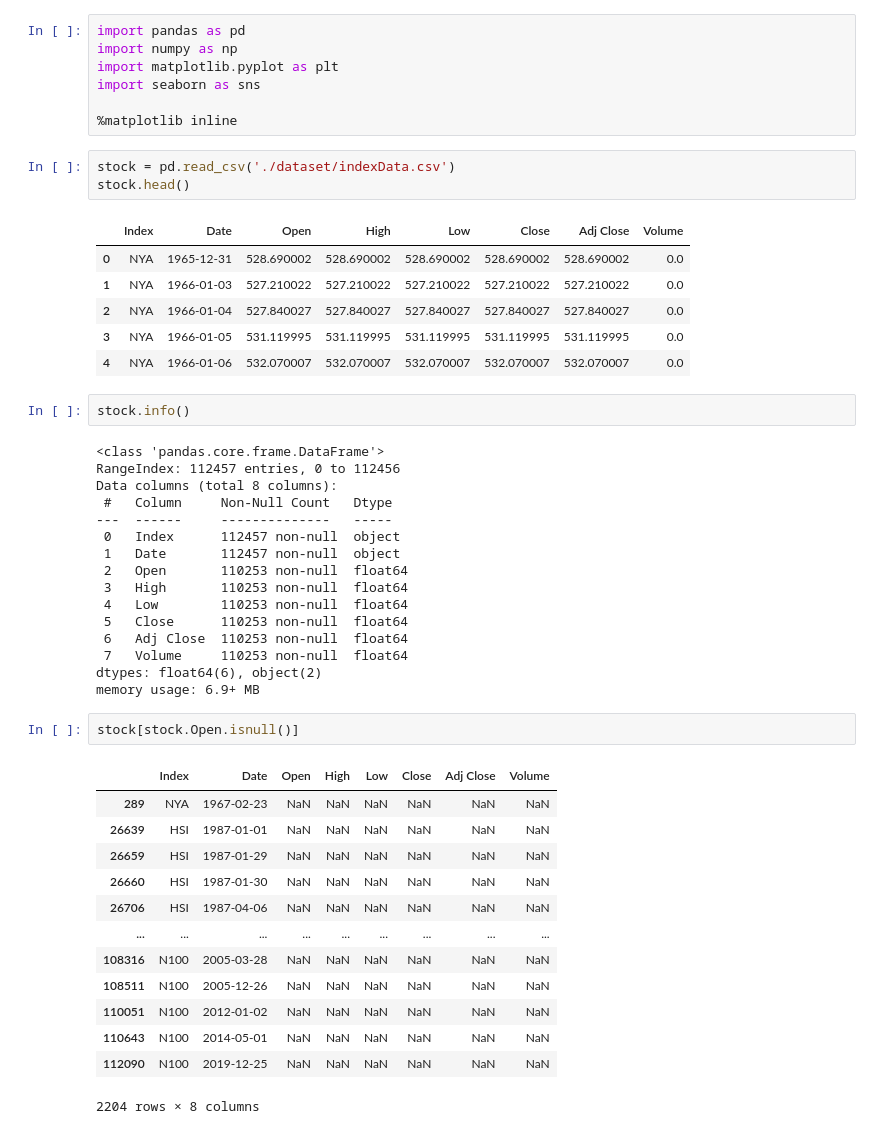
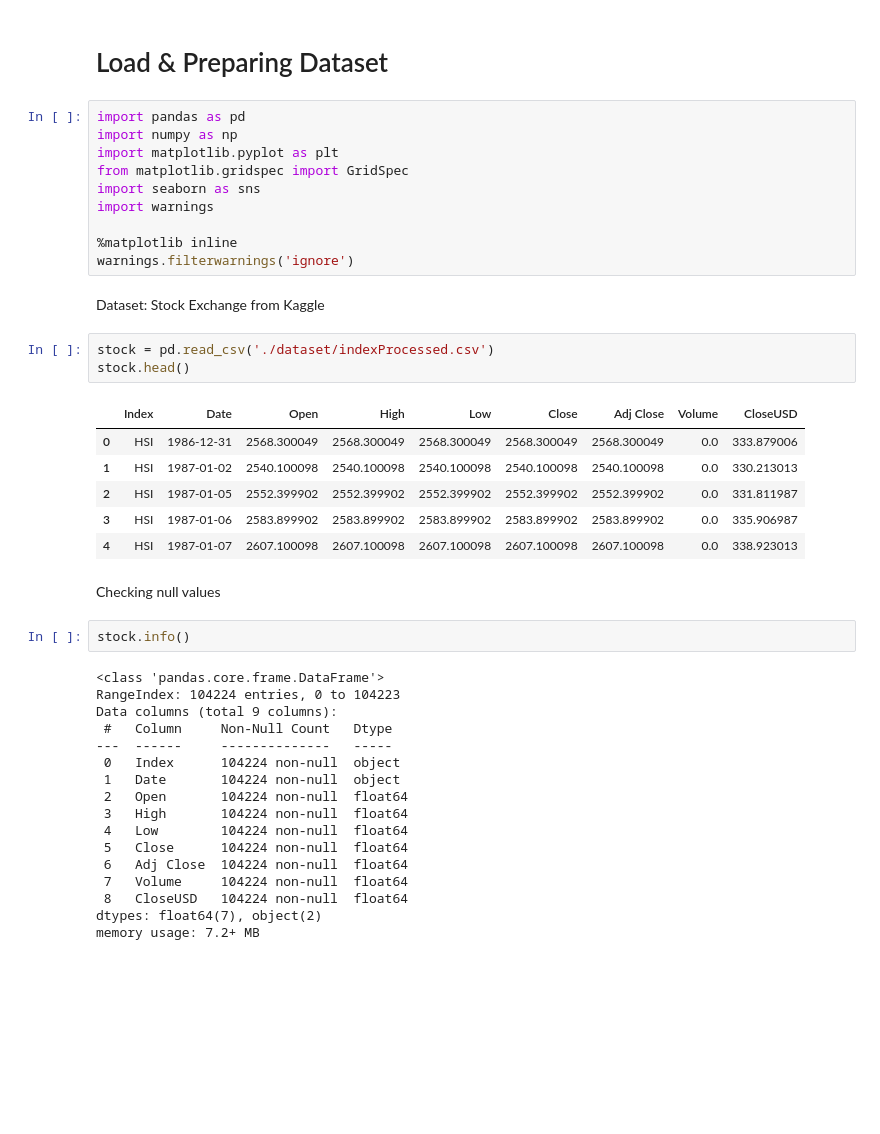
Before and after one commit to affand20/m2m-labs, a Jupyter notebook: lab1.ipynb, the cells around one changed output. Drawn from its saved outputs; the diff is of its cells as text; blank space fills up the shorter version.

```diff
--- a/lab1.ipynb
+++ b/lab1.ipynb
@@ -1,51 +1,46 @@
+# %% [markdown]
+Load & Preparing Dataset
+========================
 # %%
 import pandas as pd
 import numpy as np
 import matplotlib.pyplot as plt
+from matplotlib.gridspec import GridSpec
 import seaborn as sns
+import warnings
 
 %matplotlib inline
+warnings.filterwarnings('ignore')
+# %% [markdown]
+Dataset: Stock Exchange from Kaggle
 # %%
-stock = pd.read_csv('./dataset/indexData.csv')
+stock = pd.read_csv('./dataset/indexProcessed.csv')
 stock.head()
 # %% [output]
-|  | Index | Date | Open | High | Low | Close | Adj Close | Volume |
-| 0 | NYA | 1965-12-31 | 528.690002 | 528.690002 | 528.690002 | 528.690002 | 528.690002 | 0.0 |
-| 1 | NYA | 1966-01-03 | 527.210022 | 527.210022 | 527.210022 | 527.210022 | 527.210022 | 0.0 |
-| 2 | NYA | 1966-01-04 | 527.840027 | 527.840027 | 527.840027 | 527.840027 | 527.840027 | 0.0 |
-| 3 | NYA | 1966-01-05 | 531.119995 | 531.119995 | 531.119995 | 531.119995 | 531.119995 | 0.0 |
-| 4 | NYA | 1966-01-06 | 532.070007 | 532.070007 | 532.070007 | 532.070007 | 532.070007 | 0.0 |
+|  | Index | Date | Open | High | Low | Close | Adj Close | Volume | CloseUSD |
+| 0 | HSI | 1986-12-31 | 2568.300049 | 2568.300049 | 2568.300049 | 2568.300049 | 2568.300049 | 0.0 | 333.879006 |
+| 1 | HSI | 1987-01-02 | 2540.100098 | 2540.100098 | 2540.100098 | 2540.100098 | 2540.100098 | 0.0 | 330.213013 |
+| 2 | HSI | 1987-01-05 | 2552.399902 | 2552.399902 | 2552.399902 | 2552.399902 | 2552.399902 | 0.0 | 331.811987 |
+| 3 | HSI | 1987-01-06 | 2583.899902 | 2583.899902 | 2583.899902 | 2583.899902 | 2583.899902 | 0.0 | 335.906987 |
+| 4 | HSI | 1987-01-07 | 2607.100098 | 2607.100098 | 2607.100098 | 2607.100098 | 2607.100098 | 0.0 | 338.923013 |
+# %% [markdown]
+Checking null values
 # %%
 stock.info()
 # %% [output]
 <class 'pandas.core.frame.DataFrame'>
-RangeIndex: 112457 entries, 0 to 112456
-Data columns (total 8 columns):
+RangeIndex: 104224 entries, 0 to 104223
+Data columns (total 9 columns):
  #   Column     Non-Null Count   Dtype
 ---  ------     --------------   -----
- 0   Index      112457 non-null  object
- 1   Date       112457 non-null  object
- 2   Open       110253 non-null  float64
- 3   High       110253 non-null  float64
- 4   Low        110253 non-null  float64
- 5   Close      110253 non-null  float64
- 6   Adj Close  110253 non-null  float64
- 7   Volume     110253 non-null  float64
-dtypes: float64(6), object(2)
-memory usage: 6.9+ MB
+ 0   Index      104224 non-null  object
+ 1   Date       104224 non-null  object
+ 2   Open       104224 non-null  float64
+ 3   High       104224 non-null  float64
+ 4   Low        104224 non-null  float64
+ 5   Close      104224 non-null  float64
+ 6   Adj Close  104224 non-null  float64
+ 7   Volume     104224 non-null  float64
+ 8   CloseUSD   104224 non-null  float64
+dtypes: float64(7), object(2)
+memory usage: 7.2+ MB
-# %%
-stock[stock.Open.isnull()]
-# %% [output]
-|  | Index | Date | Open | High | Low | Close | Adj Close | Volume |
-| 289 | NYA | 1967-02-23 | NaN | NaN | NaN | NaN | NaN | NaN |
-| 26639 | HSI | 1987-01-01 | NaN | NaN | NaN | NaN | NaN | NaN |
-| 26659 | HSI | 1987-01-29 | NaN | NaN | NaN | NaN | NaN | NaN |
-| 26660 | HSI | 1987-01-30 | NaN | NaN | NaN | NaN | NaN | NaN |
-| 26706 | HSI | 1987-04-06 | NaN | NaN | NaN | NaN | NaN | NaN |
-| ... | ... | ... | ... | ... | ... | ... | ... | ... |
-| 108316 | N100 | 2005-03-28 | NaN | NaN | NaN | NaN | NaN | NaN |
-| 108511 | N100 | 2005-12-26 | NaN | NaN | NaN | NaN | NaN | NaN |
-| 110051 | N100 | 2012-01-02 | NaN | NaN | NaN | NaN | NaN | NaN |
-| 110643 | N100 | 2014-05-01 | NaN | NaN | NaN | NaN | NaN | NaN |
-| 112090 | N100 | 2019-12-25 | NaN | NaN | NaN | NaN | NaN | NaN |
-2204 rows × 8 columns
```
Also changed, not shown: parts of 12 cells of this notebook.
